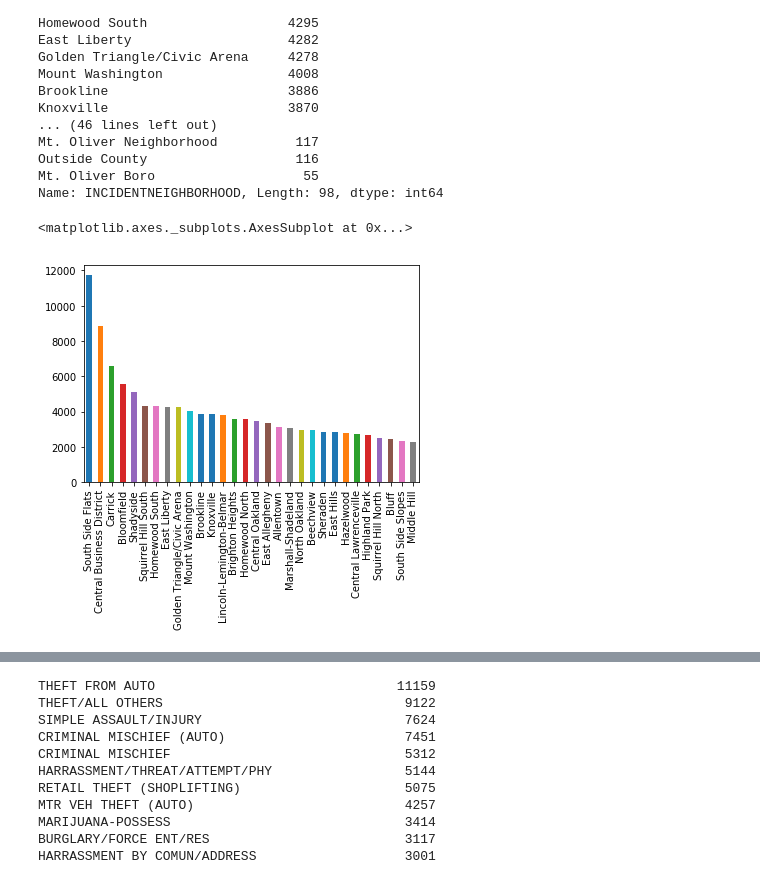
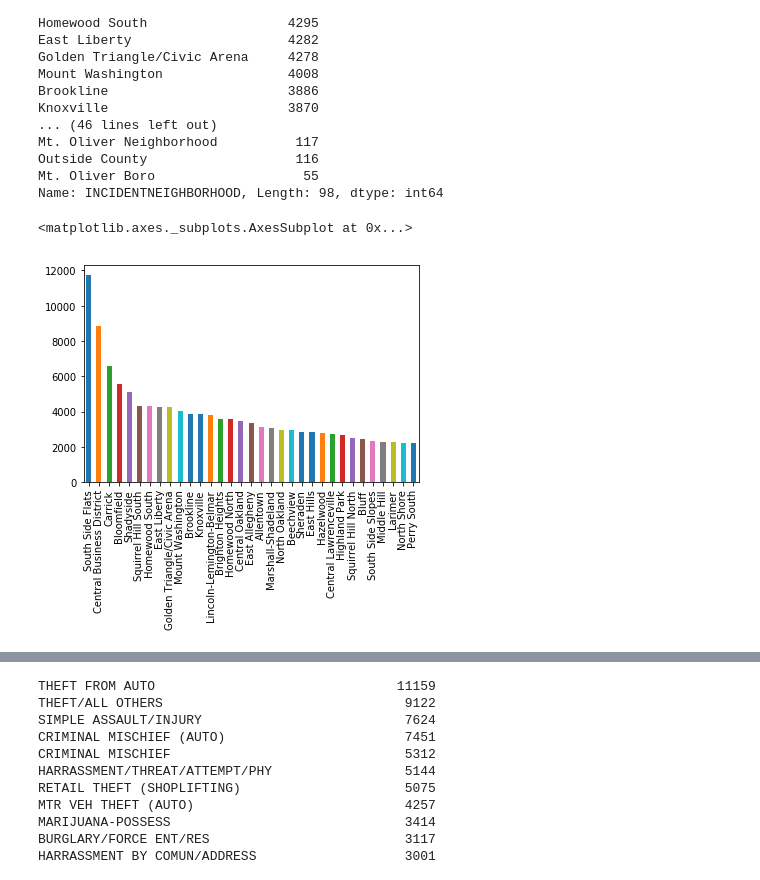
Before and after one commit to dcipicchio/CMPINF-group-8-final-project, a Jupyter notebook: Crimes_by_Neighborhood.ipynb, the cells around one changed output, grey strips where cells are left out. Saved outputs shown, nothing was run; the diff lists cells and outputs as text; code cells hidden in the pictures.

Commit message:
fixed my graphs

```diff
--- a/Crimes_by_Neighborhood.ipynb
+++ b/Crimes_by_Neighborhood.ipynb
@@ -35,7 +35,7 @@ Outside County                   116
 Mt. Oliver Boro                   55
 Name: INCIDENTNEIGHBORHOOD, Length: 98, dtype: int64
 # %%
-crimesPerNeighborhood.head(30).plot.bar()
+crimesPerNeighborhood.iloc[0:33].plot.bar()
 # %% [output]
 <matplotlib.axes._subplots.AxesSubplot at 0x...>
-[figure, old version]
+[figure, new version]
```
Also changed, not shown: parts of 2 cells of this notebook.
